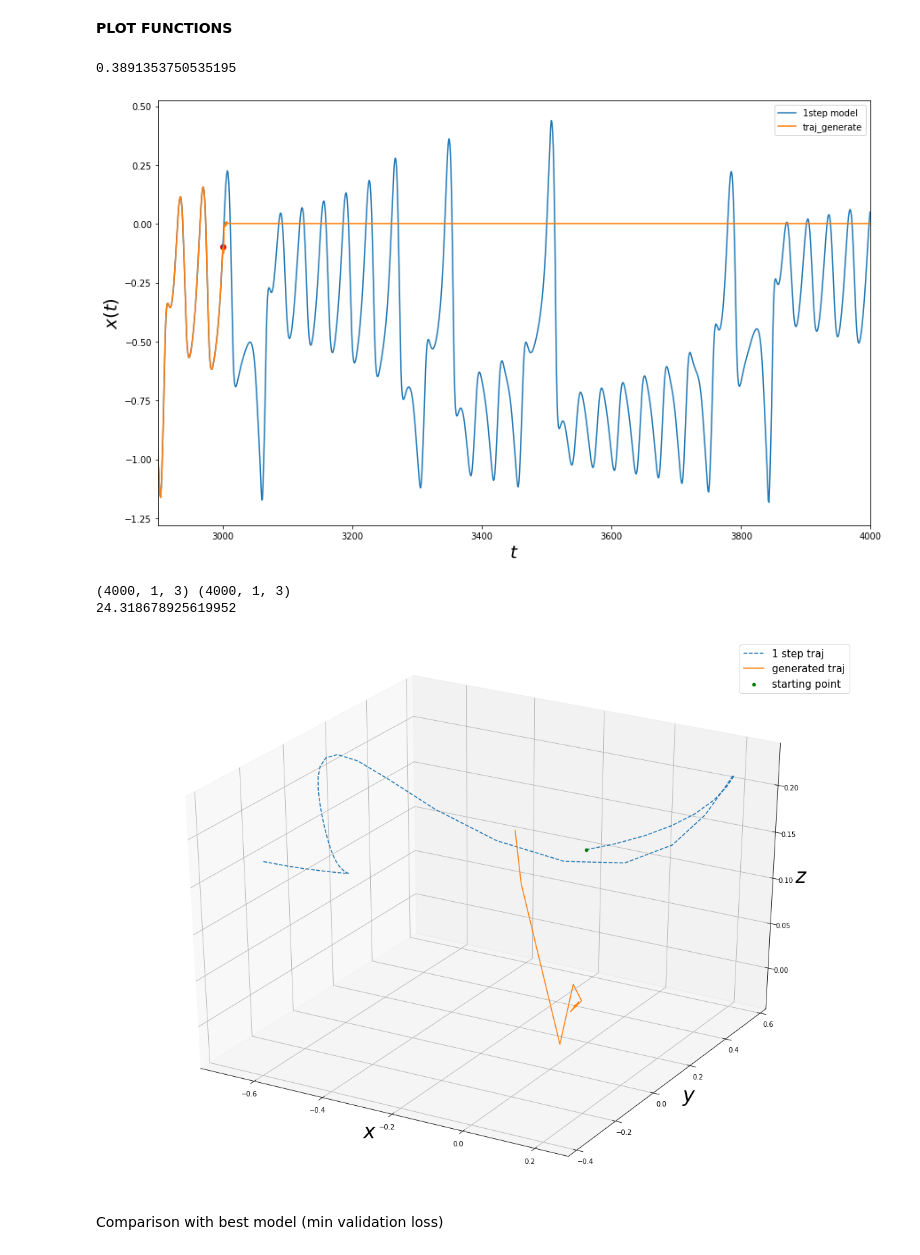
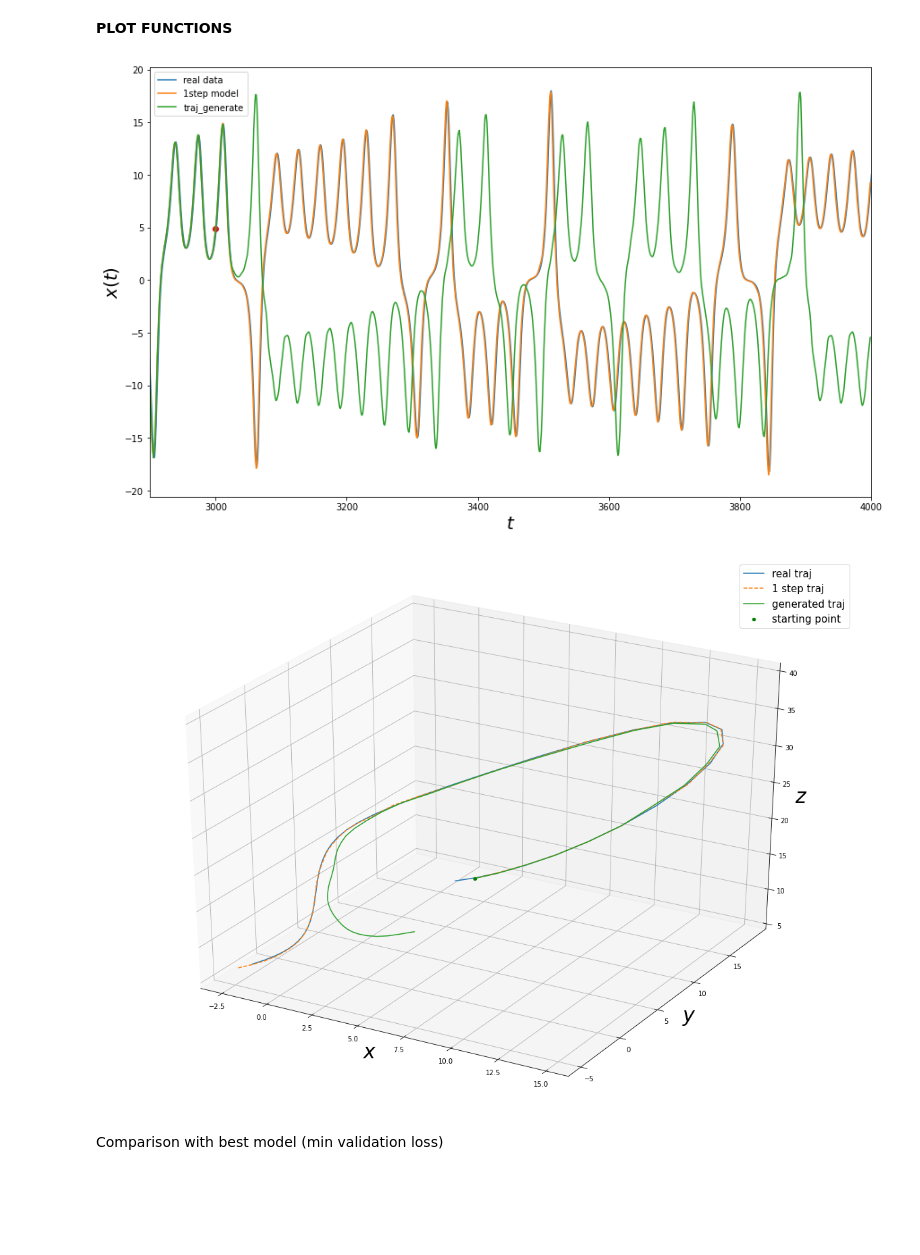
Before and after one commit to raudh1/LorenzModel, a Jupyter notebook: generate_trajectories/GenerateTrajLorenzRNN.ipynb, the cells around one changed output. Saved outputs shown, nothing was run; the diff lists cells and outputs as text; code cells hidden in the pictures; blank space fills up the shorter version.

```diff
--- a/generate_trajectories/GenerateTrajLorenzRNN.ipynb
+++ b/generate_trajectories/GenerateTrajLorenzRNN.ipynb
@@ -175,16 +131,13 @@ future=1000
 # %%
 traj_1step_last_model, traj_generated_last_model = generate_traj(inp=input,model=seq,h=history,f=future)
 # %%
-plot_traj(traj_1step_last_model,traj_generated_last_model,coordinate='x',data=False,h=history,error=True)
+plot_traj(traj_1step_last_model,traj_generated_last_model,inp=input,coordinate='x',data=True,h=history,error=False)
 # %% [output]
-0.3891353750535195
-[figure, old version]
+[figure, new version]
-(4000, 1, 3) (4000, 1, 3)
-24.318678925619952
 # %%
-plot_traj_3D(traj_generated_last_model,traj_1step_last_model,inp=train_data,h=history,f=50,data=False) # plot 'future' points after 'history' points
+plot_traj_3D(traj_generated_last_model,traj_1step_last_model,inp=train_data,h=history,f=50,data=True) # plot 'future' points after 'history' points
 # %% [output]
-[figure, old version]
+[figure, new version]
 # %% [markdown]
 Comparison with best model (min validation loss)
 # %%
```
Also changed, not shown: parts of 6 cells of this notebook.
